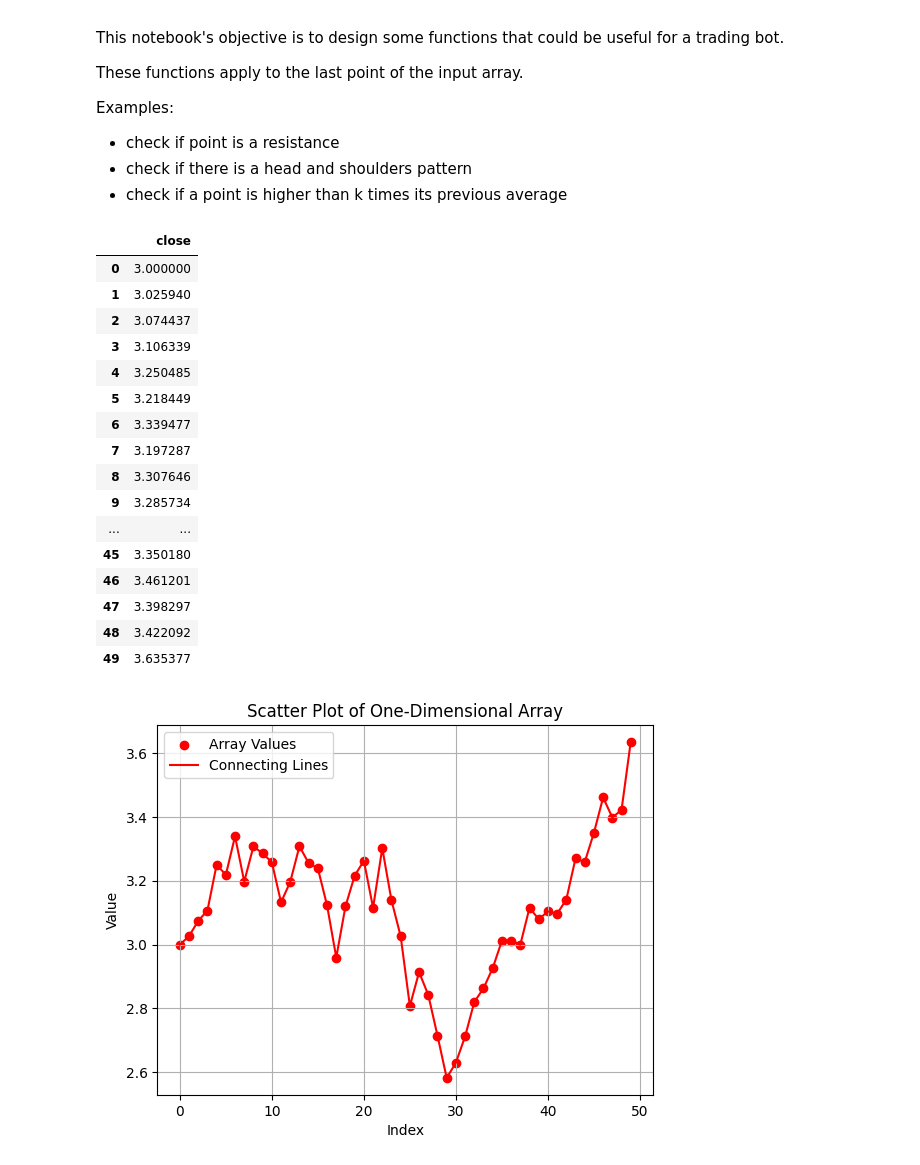
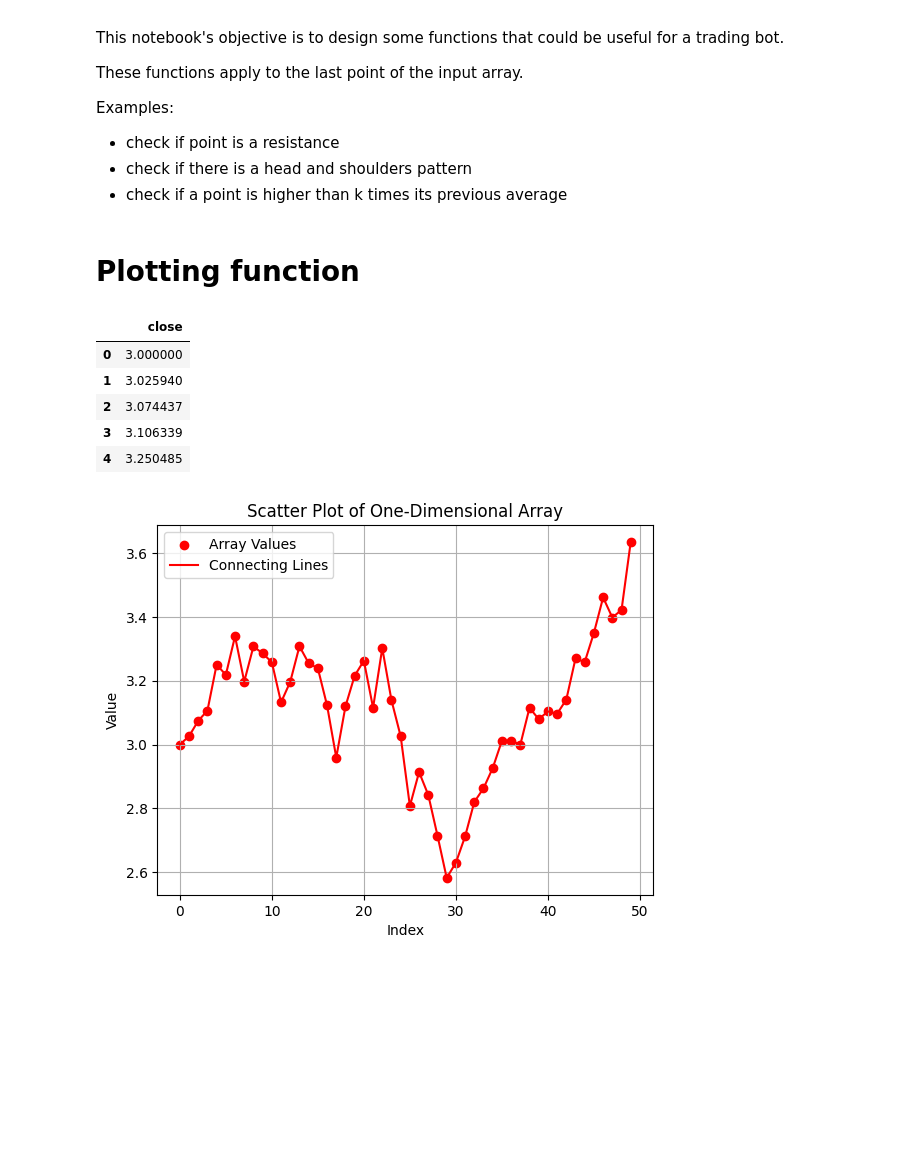
Before and after one commit to nicolaspro1234/trading_auto, a Jupyter notebook: trading.ipynb, the cells around one changed output. Saved outputs shown, nothing was run; the diff lists cells and outputs as text; code cells hidden in the pictures; blank space fills up the shorter version.

```diff
--- a/trading.ipynb
+++ b/trading.ipynb
@@ -17,6 +17,8 @@ import pandas as pd
 import random
 from collections import namedtuple
 from typing import List, Dict
+# %% [markdown]
+# Plotting function
 # %%
 N = 50
 offset=3
@@ -33,25 +35,14 @@ def get_dummy_values(N, offset):
 
 values = get_dummy_values(50, 3)
 # %%
-pd.DataFrame(data={'close': values})
+pd.DataFrame(data={'close': values})[:5]
 # %% [output]
 |  | close |
 | 0 | 3.000000 |
 | 1 | 3.025940 |
 | 2 | 3.074437 |
 | 3 | 3.106339 |
 | 4 | 3.250485 |
-| 5 | 3.218449 |
-| 6 | 3.339477 |
-| 7 | 3.197287 |
-| 8 | 3.307646 |
-| 9 | 3.285734 |
-| ... | ... |
-| 45 | 3.350180 |
-| 46 | 3.461201 |
-| 47 | 3.398297 |
-| 48 | 3.422092 |
-| 49 | 3.635377 |
 # %%
 import matplotlib.pyplot as plt
 
```
Also changed, not shown: parts of 5 cells of this notebook.
